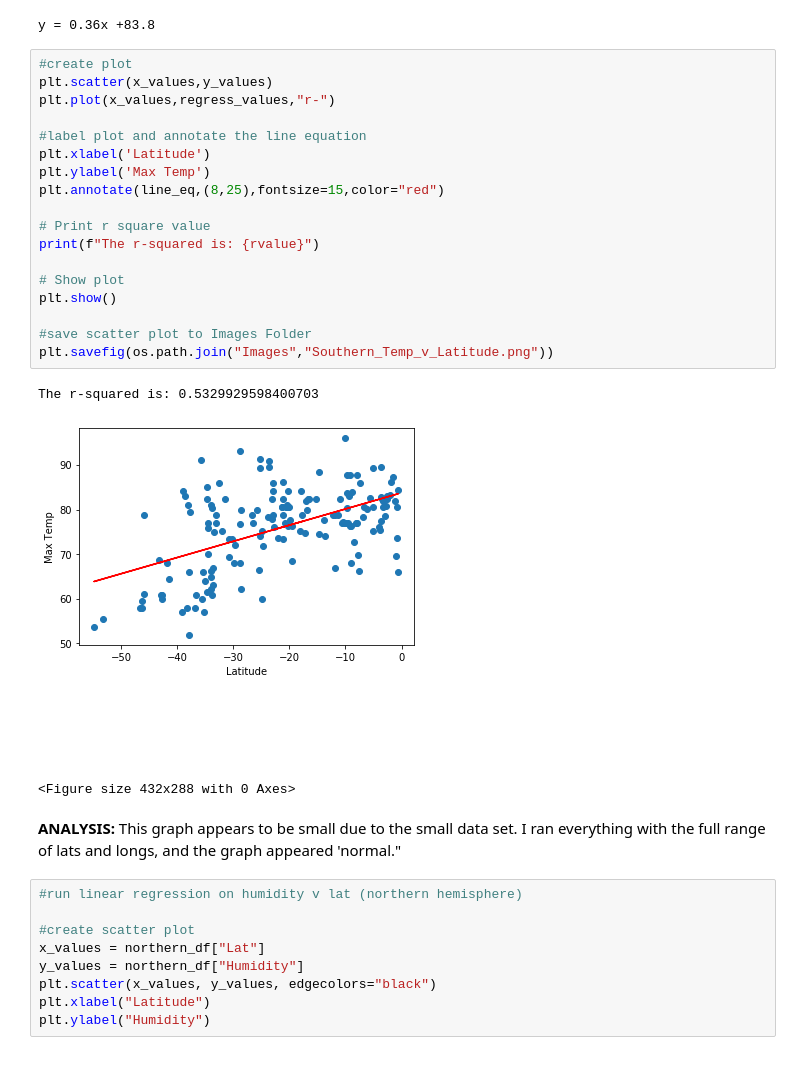
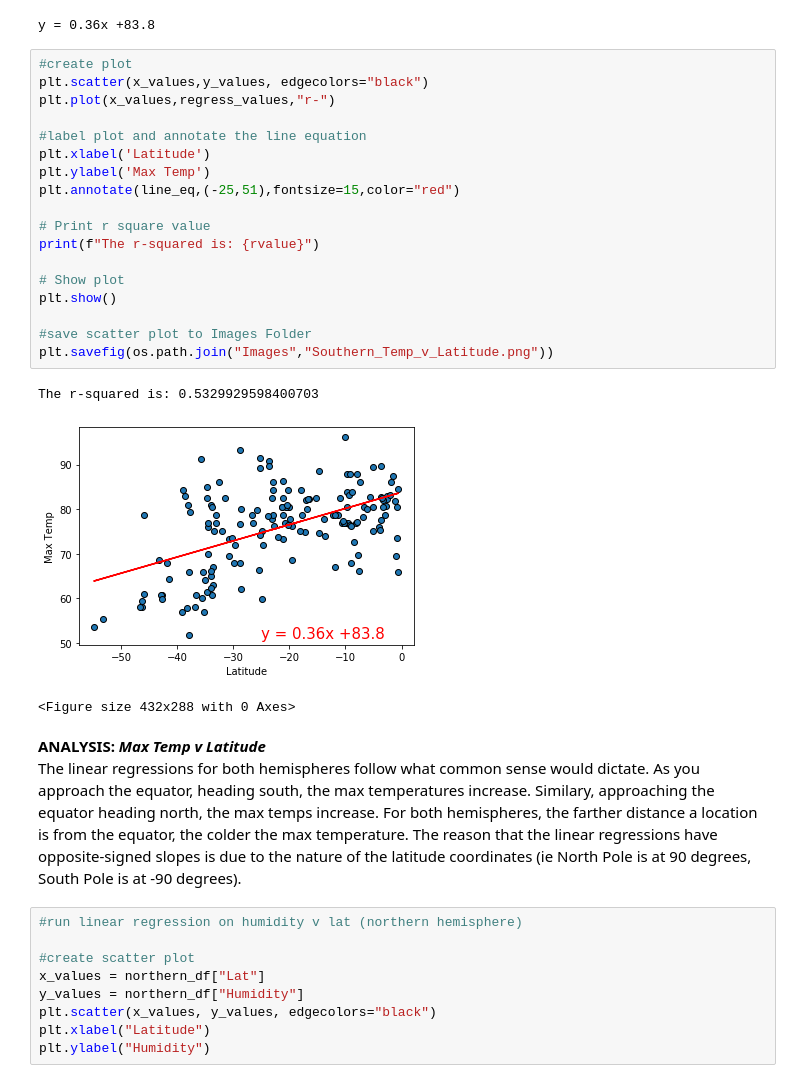
Before and after one commit to VallieTracy/Global-Weather-Analysis, a Jupyter notebook: WeatherPy/WeatherPy.ipynb, the cells around one changed output. Drawn from its saved outputs; the diff is of its cells as text.

Commit message:
analysis on hemispheres, temp v lat

```diff
--- a/WeatherPy/WeatherPy.ipynb
+++ b/WeatherPy/WeatherPy.ipynb
@@ -415,28 +413,30 @@ print(line_eq)
 y = 0.36x +83.8
 # %%
 #create plot
-plt.scatter(x_values,y_values)
+plt.scatter(x_values,y_values, edgecolors="black")
 plt.plot(x_values,regress_values,"r-")
 
 #label plot and annotate the line equation
 plt.xlabel('Latitude')
 plt.ylabel('Max Temp')
-plt.annotate(line_eq,(8,25),fontsize=15,color="red")
+plt.annotate(line_eq,(-25,51),fontsize=15,color="red")
 
 # Print r square value
 print(f"The r-squared is: {rvalue}")
 
 # Show plot
 plt.show()
 
 #save scatter plot to Images Folder
 plt.savefig(os.path.join("Images","Southern_Temp_v_Latitude.png"))
 # %% [output]
 The r-squared is: 0.5329929598400703
-[figure, old version]
+[figure, new version]
 <Figure size 432x288 with 0 Axes>
-# %% [markdown]
-**ANALYSIS:** This graph appears to be small due to the small data set.  I ran everything with the full range of lats and longs, and the graph appeared 'normal."
+# %% [markdown]
+**ANALYSIS:**
+**_Max Temp v Latitude_**
+The linear regressions for both hemispheres follow what common sense would dictate.  As you approach the equator, heading south, the max temperatures increase.  Similary, approaching the equator heading north, the max temps increase.  For both hemispheres, the farther distance a location is from the equator, the colder the max temperature.  The reason that the linear regressions have opposite-signed slopes is due to the nature of the latitude coordinates (ie North Pole is at 90 degrees, South Pole is at -90 degrees).
 # %%
 #run linear regression on humidity v lat (northern hemisphere)
 
```
Also changed, not shown: parts of 17 cells of this notebook.
